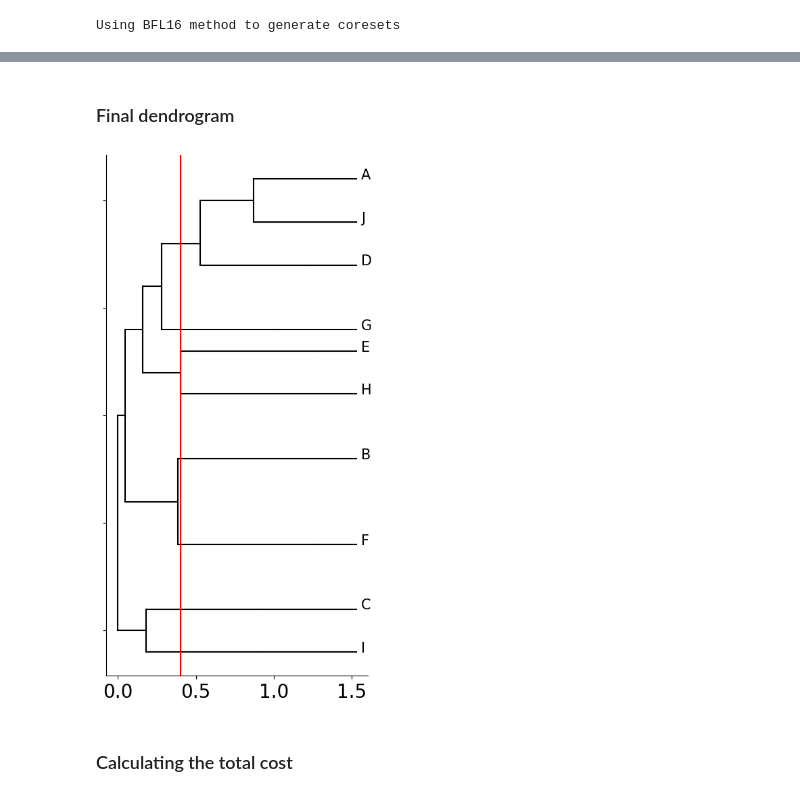
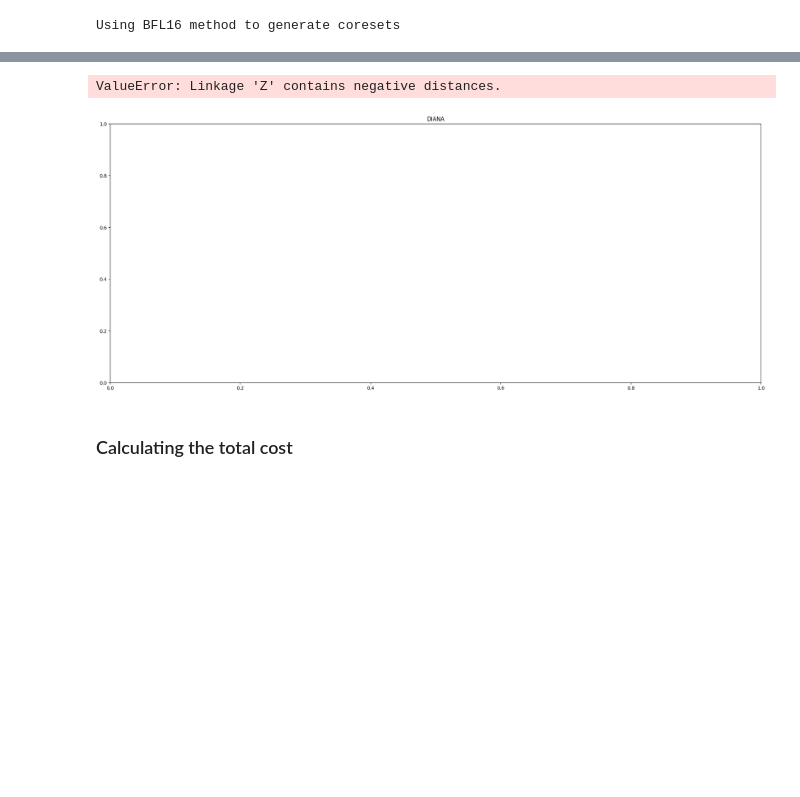
Before and after one commit to Boniface316/bigdata_vqa, a Jupyter notebook: Notebooks/Divisive_clustering_toy_experiment.ipynb, the cells around one changed output, grey strips where cells are left out. Saved outputs shown, nothing was run; the diff lists cells and outputs as text; code cells hidden in the pictures; blank space fills up the shorter version.

```diff
--- a/Notebooks/Divisive_clustering_toy_experiment.ipynb
+++ b/Notebooks/Divisive_clustering_toy_experiment.ipynb
@@ -12,6 +21,7 @@ max_iterations = 100
 data_location = "../data"
 number_of_coresets_to_evaluate = 15
 number_of_sampling_for_centroids = 20
+threshold_for_max_cut = 0.2
 # %% [markdown]
 ### Load data
 # %%
@@ -46,6 +69,4 @@ coreset_df
 # %%
-# TODO: show example as the follow
-
 divisive_clustering_function = DivisiveClusteringVQE(
     circuit_depth=circuit_depth,
     max_iterations=max_iterations,
@@ -53,15 +74,16 @@ divisive_clustering_function = DivisiveClusteringVQE(
     threshold_for_max_cut=threshold_for_max_cut,
 )
 
+hierrachial_sequence_using_VQE = get_divisive_sequence(coreset_df, divisive_clustering_function)
+
 divisive_clustering_function = DivisiveClusteringMaxCut()
 
+hierrachial_sequence_using_MaxCut = get_divisive_sequence(coreset_df, divisive_clustering_function)
 
-hierrachial_sequence = get_divisive_sequence(coreset_df, divisive_clustering_function)
+divisive_clustering_function = DivisiveClusteringRandom()
 
-# divisive_clustering_function = DivisiveClusteringRandom()
+hierrachial_sequence_using_random = get_divisive_sequence(coreset_df, divisive_clustering_function)
 
-# divisive_clustering_function = DivisiveClusteringKMeans
+divisive_clustering_function = DivisiveClusteringKMeans()
 
-# hierrachial_sequence_kmeans = get_divisive_sequence(
-#     coreset_df, divisive_clustering_function
-# )
+hierrachial_sequence_using_KMeans = get_divisive_sequence(coreset_df, divisive_clustering_function)
@@ -150,16 +108,19 @@ dendo.plot_dendrogram_manually(current_index, save_image = False)
-# %% [markdown]
-### Final dendrogram
-# %%
-dendrogram_df = pd.read_pickle(
-    "example.pkl"
-)
-dendo.plot_dendrogram(
-    dendrogram_df=dendrogram_df,
-    plot_name=f"example.png",
-    vertical_line=0.4,
-)
-# %% [output]
-[figure, removed]
+# %%
+
+dendo = Dendrogram(coreset_df, hierrachial_sequence_using_VQE)
+dendo.plot_dendrogram()
+
+dendo = Dendrogram(coreset_df, hierrachial_sequence_using_MaxCut)
+dendo.plot_dendrogram()
+
+dendo = Dendrogram(coreset_df, hierrachial_sequence_using_random)
+dendo.plot_dendrogram()
+
+dendo = Dendrogram(coreset_df, hierrachial_sequence_using_KMeans)
+dendo.plot_dendrogram()
+# %% [output]
+ValueError: Linkage 'Z' contains negative distances.
+[figure, added]
 # %% [markdown]
 ### Calculating the total cost
 # %%
```
Also changed, not shown: parts of 22 cells of this notebook, 3 other files.
